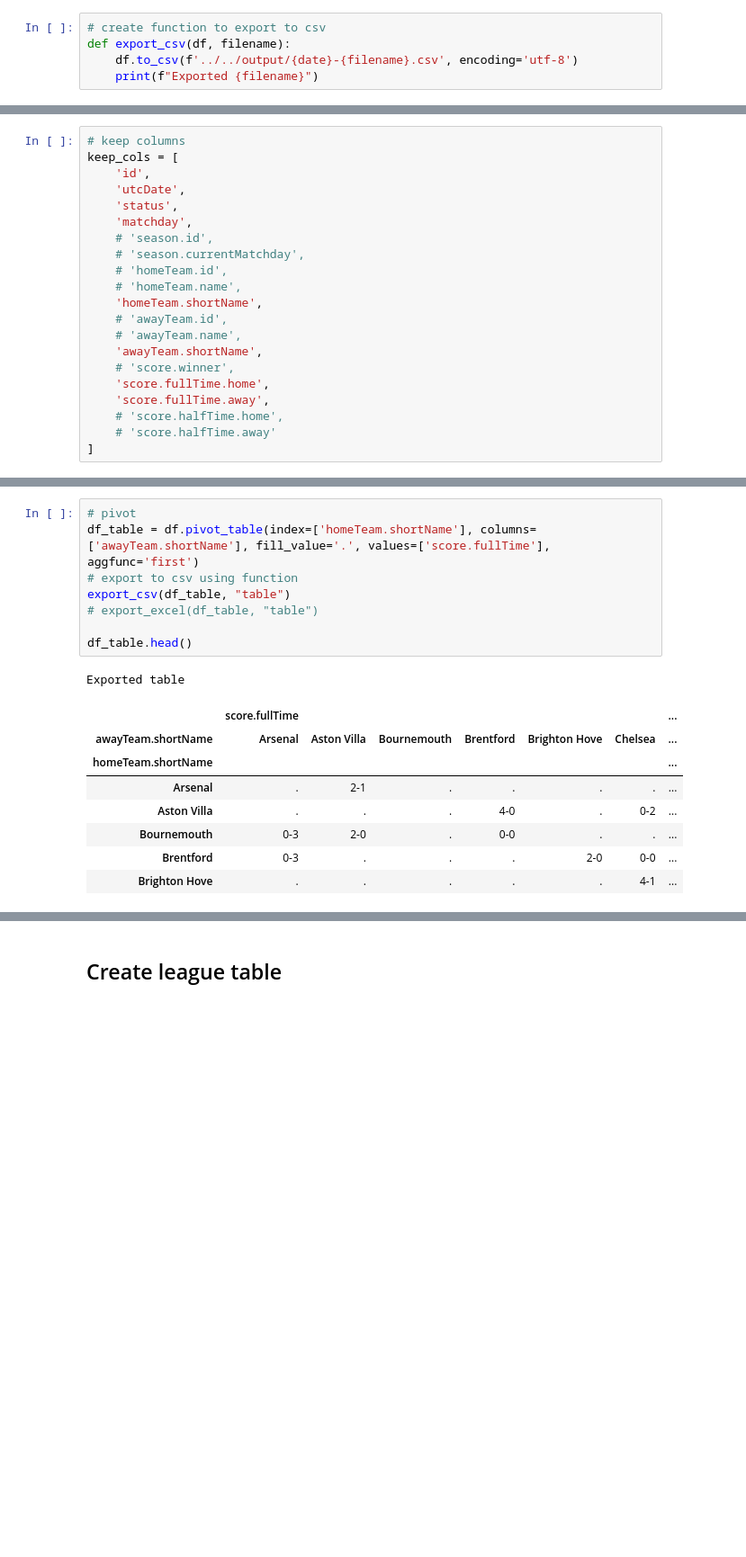
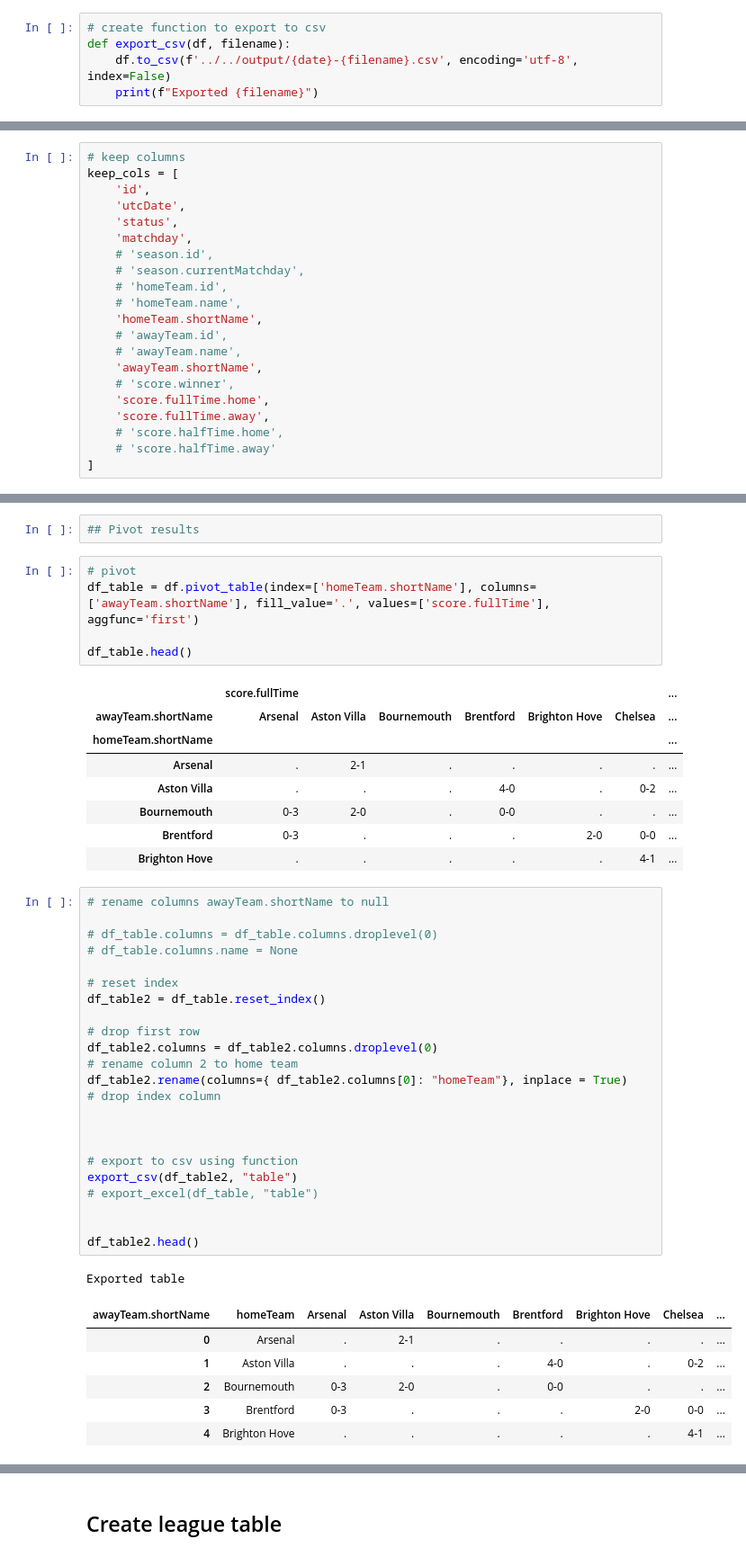
Before and after one commit to solstice035/footballdash, a Jupyter notebook: code/notebooks/results_api.ipynb, the cells around one changed output, grey strips where cells are left out. Shown at 90% size. Drawn from its saved outputs; the diff is of its cells as text; blank space fills up the shorter version.

```diff
--- a/code/notebooks/results_api.ipynb
+++ b/code/notebooks/results_api.ipynb
@@ -19,5 +25,5 @@ print(date)
 # %%
 # create function to export to csv
 def export_csv(df, filename):
-    df.to_csv(f'../../output/{date}-{filename}.csv', encoding='utf-8')
+    df.to_csv(f'../../output/{date}-{filename}.csv', encoding='utf-8', index=False)
     print(f"Exported {filename}")
@@ -78,16 +94,14 @@ df.head()
 | 2 | 416378 | 2022-08-06 14:00:00+00:00 | FINISHED | 1 | Tottenham | Southampton | 4 | ... |
 | 3 | 416379 | 2022-08-06 14:00:00+00:00 | FINISHED | 1 | Newcastle | Nottingham | 2 | ... |
 | 4 | 416381 | 2022-08-06 14:00:00+00:00 | FINISHED | 1 | Leeds United | Wolverhampton | 2 | ... |
+# %%
+## Pivot results
 # %%
 # pivot
 df_table = df.pivot_table(index=['homeTeam.shortName'], columns=['awayTeam.shortName'], fill_value='.', values=['score.fullTime'], aggfunc='first')
-# export to csv using function
-export_csv(df_table, "table")
-# export_excel(df_table, "table")
 
 df_table.head()
 # %% [output]
-Exported table
 |  | score.fullTime |  |  |  |  |  | ... |
 | awayTeam.shortName | Arsenal | Aston Villa | Bournemouth | Brentford | Brighton Hove | Chelsea | ... |
 | homeTeam.shortName |  |  |  |  |  |  | ... |
@@ -96,5 +110,36 @@ Exported table
 | Bournemouth | 0-3 | 2-0 | . | 0-0 | . | . | ... |
 | Brentford | 0-3 | . | . | . | 2-0 | 0-0 | ... |
 | Brighton Hove | . | . | . | . | . | 4-1 | ... |
+# %%
+# rename columns awayTeam.shortName to null
+
+# df_table.columns = df_table.columns.droplevel(0)
+# df_table.columns.name = None
+
+# reset index
+df_table2 = df_table.reset_index()
+
+# drop first row
+df_table2.columns = df_table2.columns.droplevel(0)
+# rename column 2 to home team
+df_table2.rename(columns={ df_table2.columns[0]: "homeTeam"}, inplace = True)
+# drop index column
+
+
+
+# export to csv using function
+export_csv(df_table2, "table")
+# export_excel(df_table, "table")
+
+
+df_table2.head()
+# %% [output]
+Exported table
+| awayTeam.shortName | homeTeam | Arsenal | Aston Villa | Bournemouth | Brentford | Brighton Hove | Chelsea | ... |
+| 0 | Arsenal | . | 2-1 | . | . | . | . | ... |
+| 1 | Aston Villa | . | . | . | 4-0 | . | 0-2 | ... |
+| 2 | Bournemouth | 0-3 | 2-0 | . | 0-0 | . | . | ... |
+| 3 | Brentford | 0-3 | . | . | . | 2-0 | 0-0 | ... |
+| 4 | Brighton Hove | . | . | . | . | . | 4-1 | ... |
 # %% [markdown]
 ## Create Matches DataFrame with a row for each team
```
Also changed, not shown: parts of 8 cells of this notebook.
